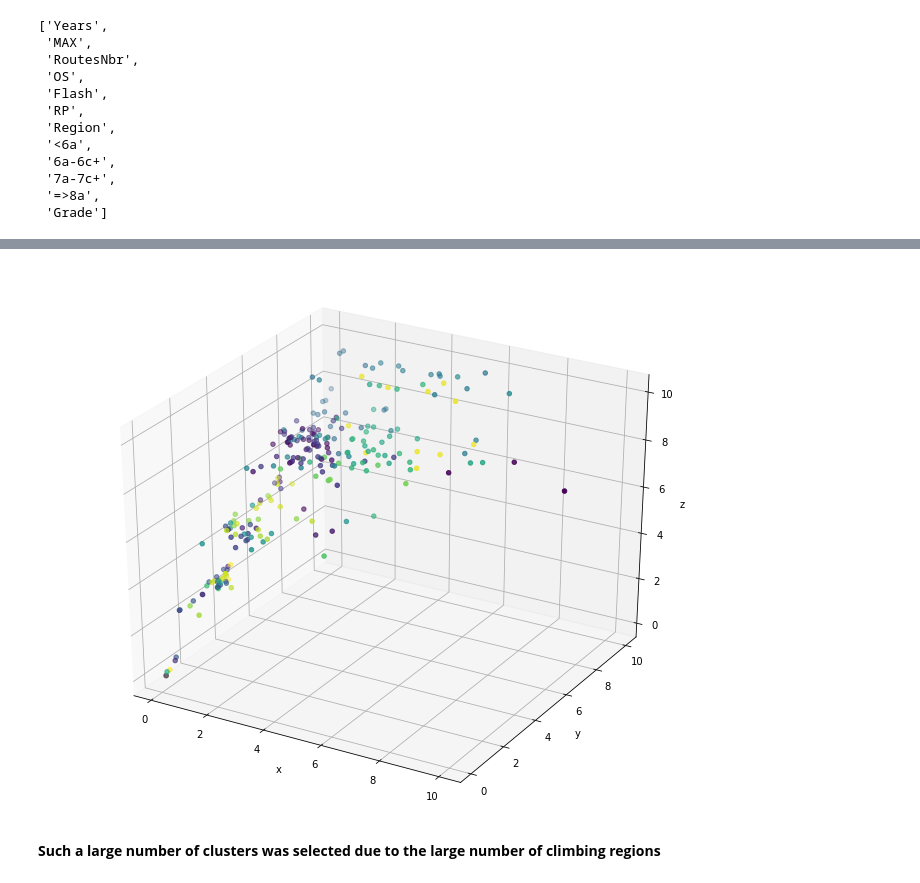
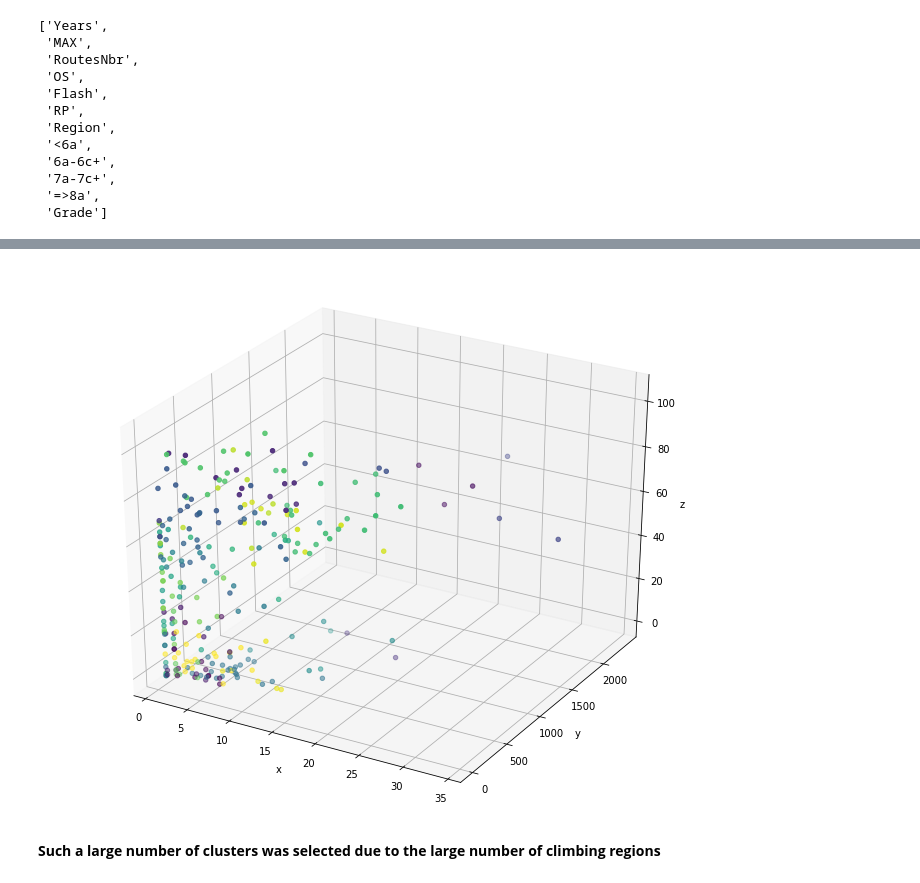
Before and after one commit to salmonellix/DM_CLIMBING, a Jupyter notebook: DM_ACT2_SAMOL.ipynb, the cells around one changed output, grey strips where cells are left out. Cells and saved outputs as stored; diff of their text form; code cells hidden in the pictures.

```diff
--- a/DM_ACT2_SAMOL.ipynb
+++ b/DM_ACT2_SAMOL.ipynb
@@ -521,0 +662,2 @@ only showing top 20 rows
+# %%
+pddf_pred = pd.read_csv('/content/drive/MyDrive/DM_CLIMBING/all_predicted_nonorm.csv')
@@ -542,11 +719,11 @@ stats.sort_values('Var')
 # %%
 plot_y_g_m = plt.figure(figsize=(12,10)).gca(projection='3d')
-plot_y_g_m.scatter( pddf_pred.Years,pddf_pred.Grade, pddf_pred.MAX, c=pddf_pred.prediction)
+plot_y_g_m.scatter( pddf_pred.Years,pddf_pred.RoutesNbr, pddf_pred.Region, c=pddf_pred.Prediction)
 plot_y_g_m.set_xlabel('x')
 plot_y_g_m.set_ylabel('y')
 plot_y_g_m.set_zlabel('z')
 plt.show()
 # %% [output]
-[figure, old version]
+[figure, new version]
 # %% [markdown]
 **Such a large number of clusters was selected due to the large number of climbing regions**
```
Also changed, not shown: parts of 118 cells of this notebook.
